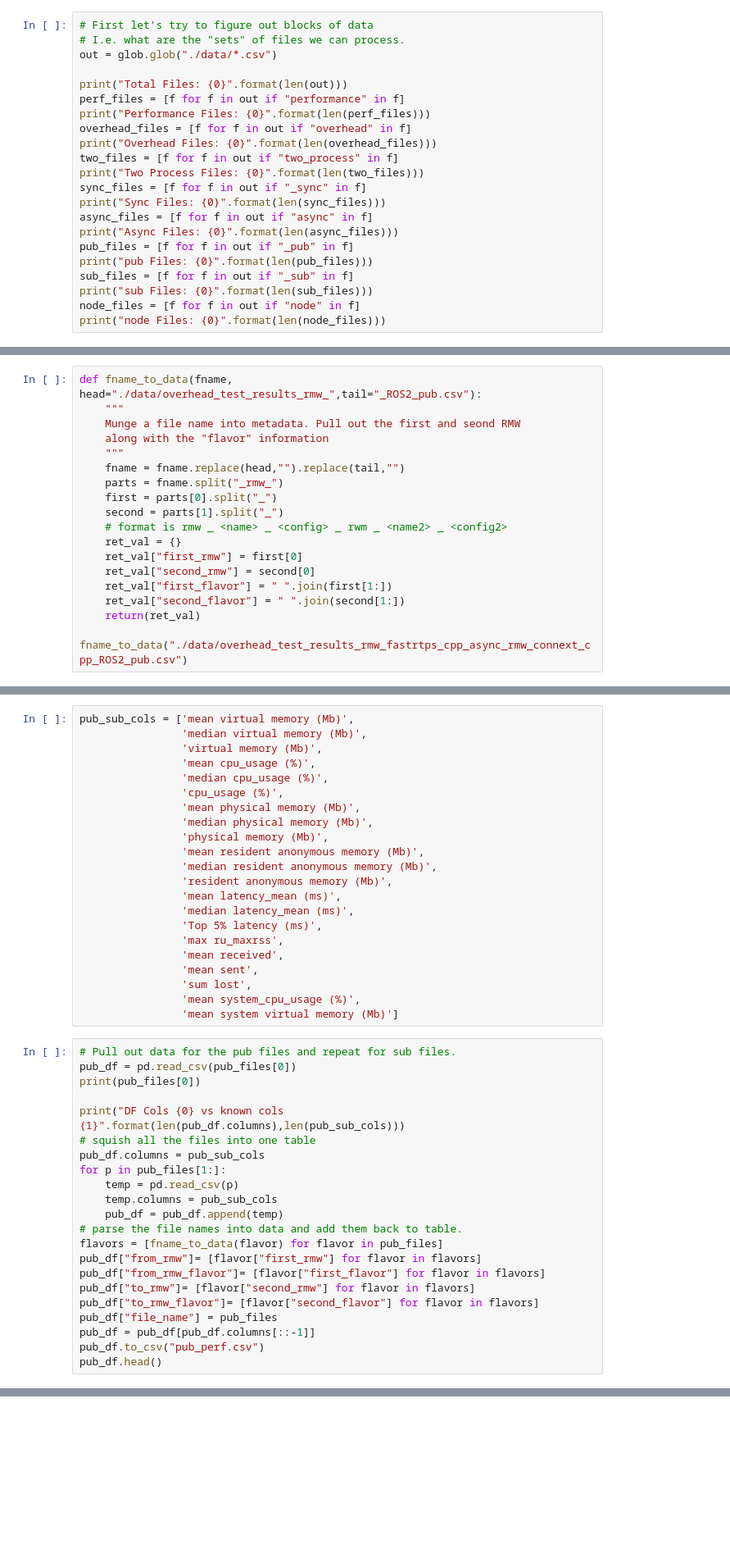
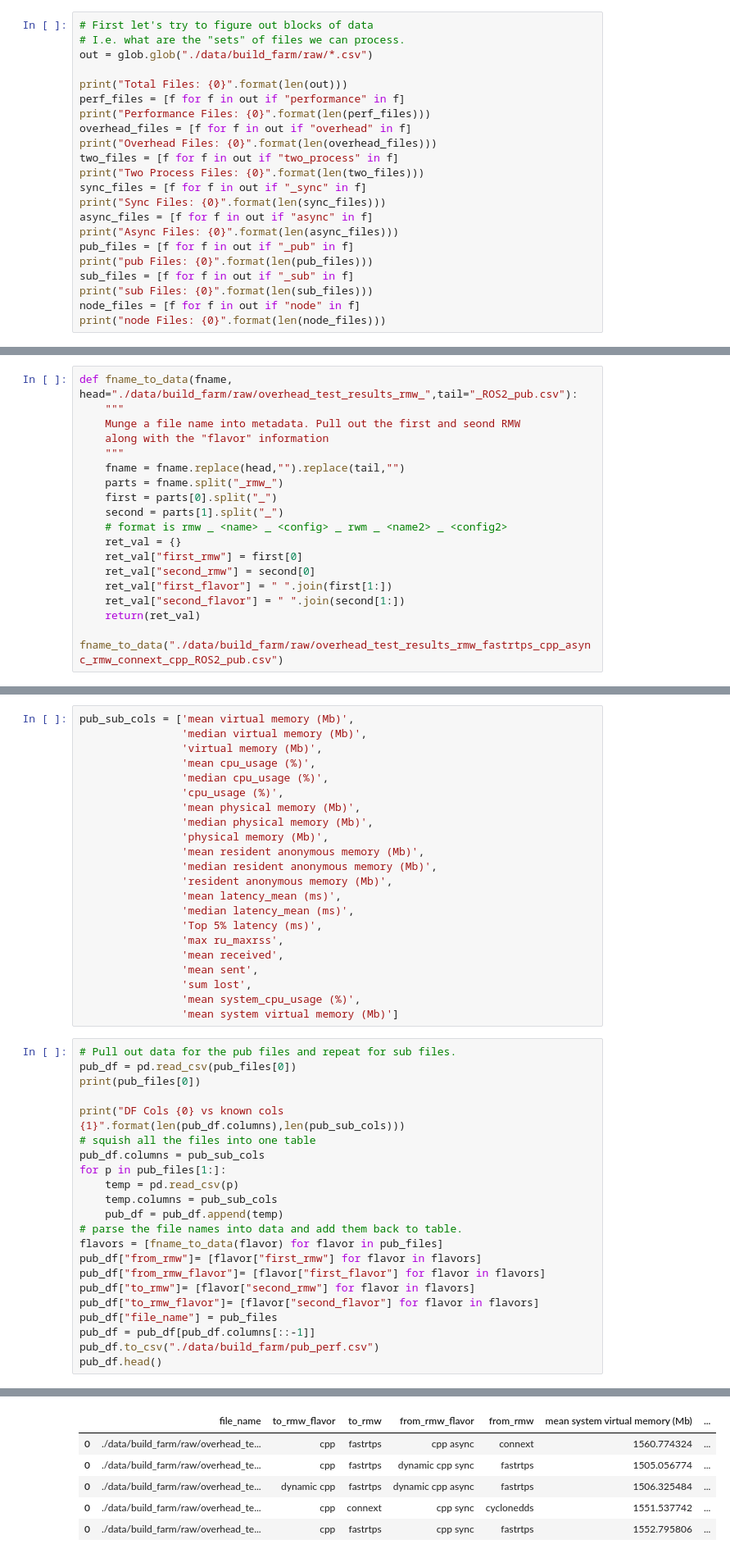
Before and after one commit to osrf/TSC-RMW-Reports, a Jupyter notebook: galactic/BuildFarmDataProcessing.ipynb, the cells around one changed output, grey strips where cells are left out. Shown at 82% size. Saved outputs shown, nothing was run; the diff lists cells and outputs as text; blank space fills up the shorter version.

```diff
--- a/galactic/BuildFarmDataProcessing.ipynb
+++ b/galactic/BuildFarmDataProcessing.ipynb
@@ -27,7 +42,7 @@ replace ./data/overhead_node_test_results_rmw_connext_cpp_async.csv? [y]es, [n]o
 # %%
 # First let's try to figure out blocks of data
 # I.e. what are the "sets" of files we can process.
-out = glob.glob("./data/*.csv")
+out = glob.glob("./data/build_farm/raw/*.csv")
 
 print("Total Files: {0}".format(len(out)))
 perf_files = [f for f in out if "performance" in f]
@@ -105,6 +120,6 @@ print(df["file_name"])
 Name: file_name, dtype: object
 # %%
-def fname_to_data(fname, head="./data/overhead_test_results_rmw_",tail="_ROS2_pub.csv"):
+def fname_to_data(fname, head="./data/build_farm/raw/overhead_test_results_rmw_",tail="_ROS2_pub.csv"):
     """
     Munge a file name into metadata. Pull out the first and seond RMW
     along with the "flavor" information
@@ -121,4 +136,4 @@ def fname_to_data(fname, head="./data/overhead_test_results_rmw_",tail="_ROS2_pu
     ret_val["second_flavor"] = " ".join(second[1:])
     return(ret_val)
 
-fname_to_data("./data/overhead_test_results_rmw_fastrtps_cpp_async_rmw_connext_cpp_ROS2_pub.csv")
+fname_to_data("./data/build_farm/raw/overhead_test_results_rmw_fastrtps_cpp_async_rmw_connext_cpp_ROS2_pub.csv")
@@ -164,5 +184,6 @@ pub_df["to_rmw"]= [flavor["second_rmw"] for flavor in flavors]
 pub_df["to_rmw_flavor"]= [flavor["second_flavor"] for flavor in flavors]
 pub_df["file_name"] = pub_files
 pub_df = pub_df[pub_df.columns[::-1]]
-pub_df.to_csv("pub_perf.csv")
+pub_df.to_csv("./data/build_farm/pub_perf.csv")
 pub_df.head()
+# %% [output]
@@ -168,0 +192,6 @@ pub_df.head()
+|  | file_name | to_rmw_flavor | to_rmw | from_rmw_flavor | from_rmw | mean system virtual memory (Mb) | ... |
+| 0 | ./data/build_farm/raw/overhead_te... | cpp | fastrtps | cpp async | connext | 1560.774324 | ... |
+| 0 | ./data/build_farm/raw/overhead_te... | cpp | fastrtps | dynamic cpp sync | fastrtps | 1505.056774 | ... |
+| 0 | ./data/build_farm/raw/overhead_te... | dynamic cpp | fastrtps | dynamic cpp async | fastrtps | 1506.325484 | ... |
+| 0 | ./data/build_farm/raw/overhead_te... | cpp | connext | cpp sync | cyclonedds | 1551.537742 | ... |
+| 0 | ./data/build_farm/raw/overhead_te... | cpp | fastrtps | cpp sync | fastrtps | 1552.795806 | ... |
```
Also changed, not shown: parts of 12 cells of this notebook, 4 other files.
